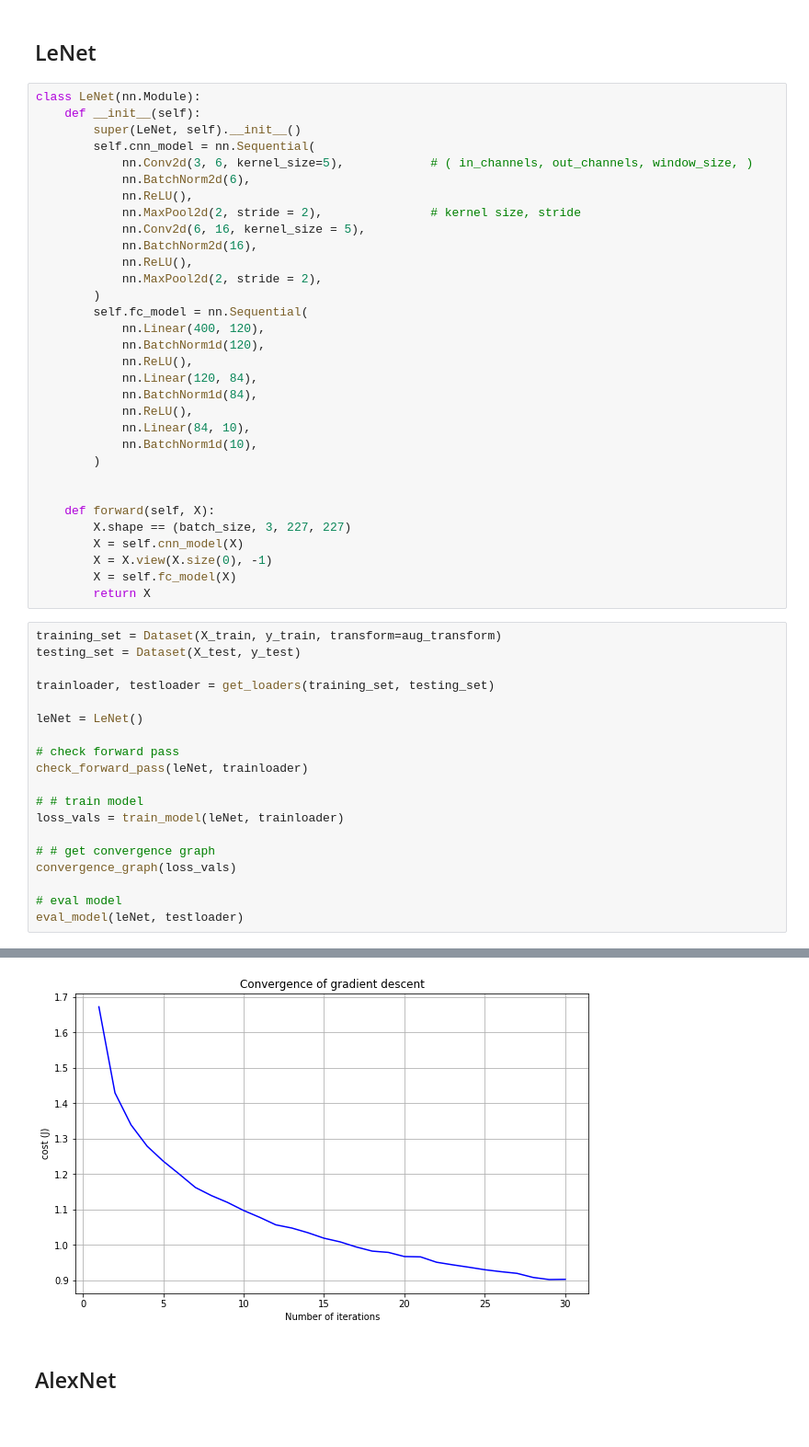
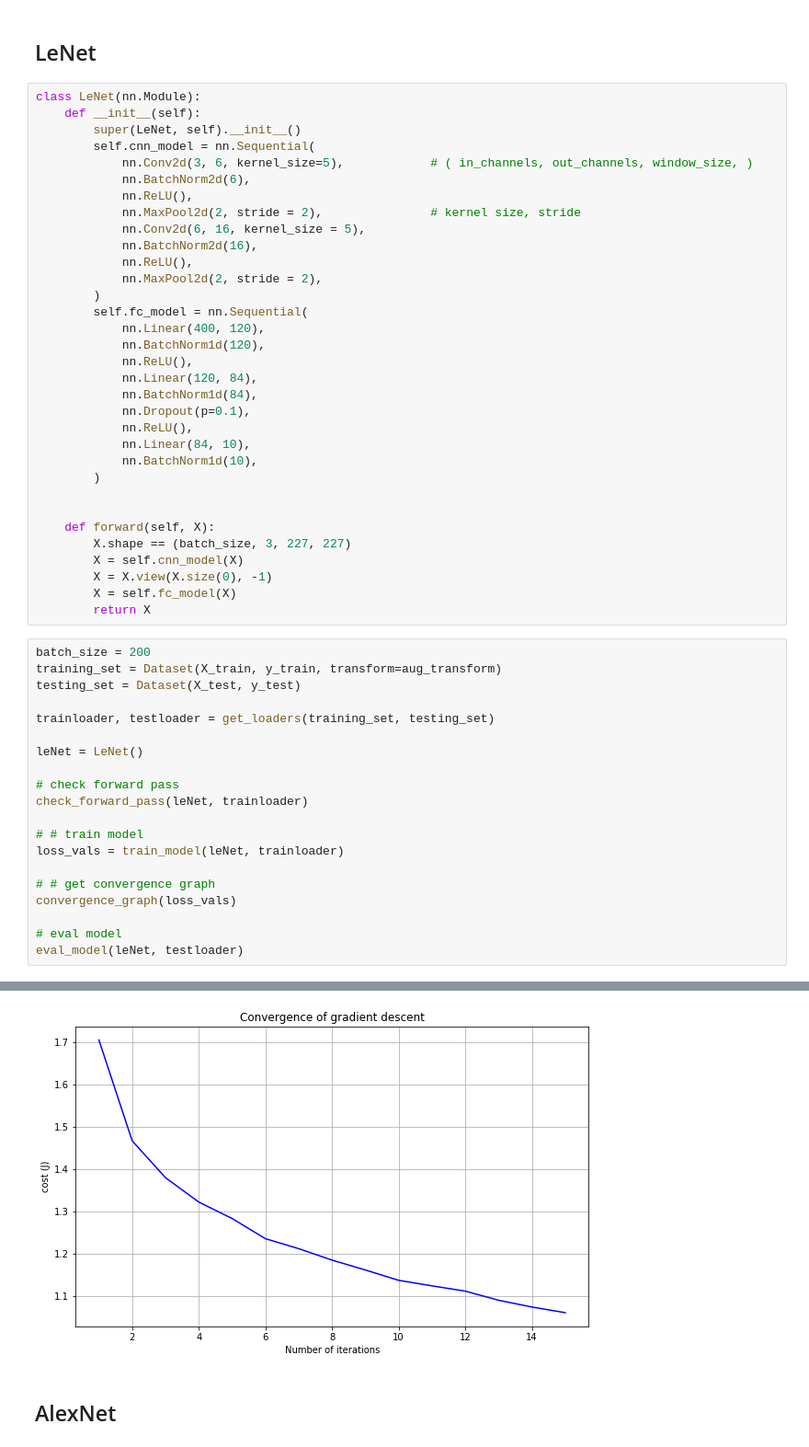
Before and after one commit to camaro1200/ImageClassificationModels, a Jupyter notebook: seminar_pytorch.ipynb, the cells around one changed output, grey strips where cells are left out. Shown at 92% size. Cells and saved outputs as stored; diff of their text form.

```diff
--- a/seminar_pytorch.ipynb
+++ b/seminar_pytorch.ipynb
@@ -785,6 +799,7 @@ class LeNet(nn.Module):
             nn.ReLU(),
             nn.Linear(120, 84),
             nn.BatchNorm1d(84),
+            nn.Dropout(p=0.1),
             nn.ReLU(),
             nn.Linear(84, 10),
             nn.BatchNorm1d(10),
@@ -798,6 +813,7 @@ class LeNet(nn.Module):
         X = self.fc_model(X)
         return X
 # %%
+batch_size = 200
 training_set = Dataset(X_train, y_train, transform=aug_transform)
 testing_set = Dataset(X_test, y_test)
 
@@ -824,5 +840,5 @@ Final results:
 Achievement unlocked: 70lvl Warlock!
-[figure, old version]
+[figure, new version]
 # %% [markdown]
 ## AlexNet
 # %%
```
Also changed, not shown: parts of 18 cells of this notebook.
